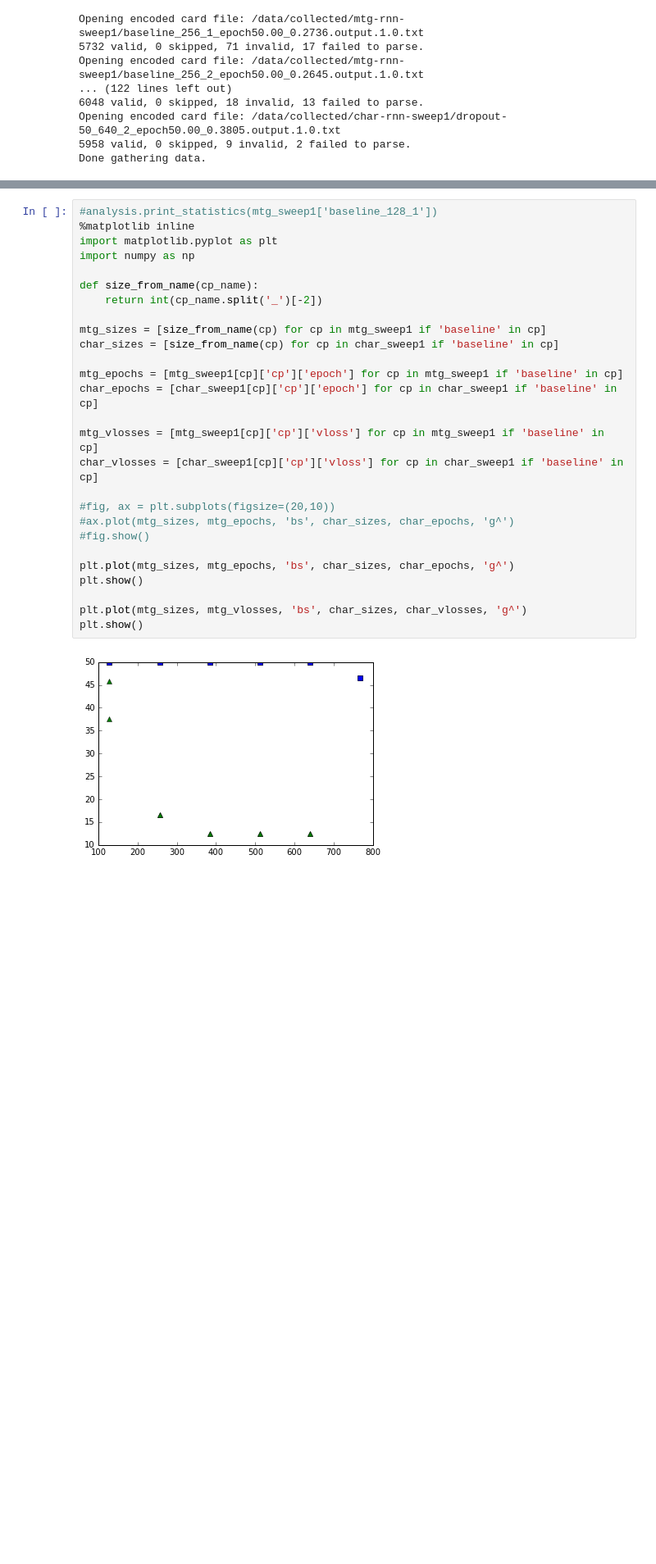
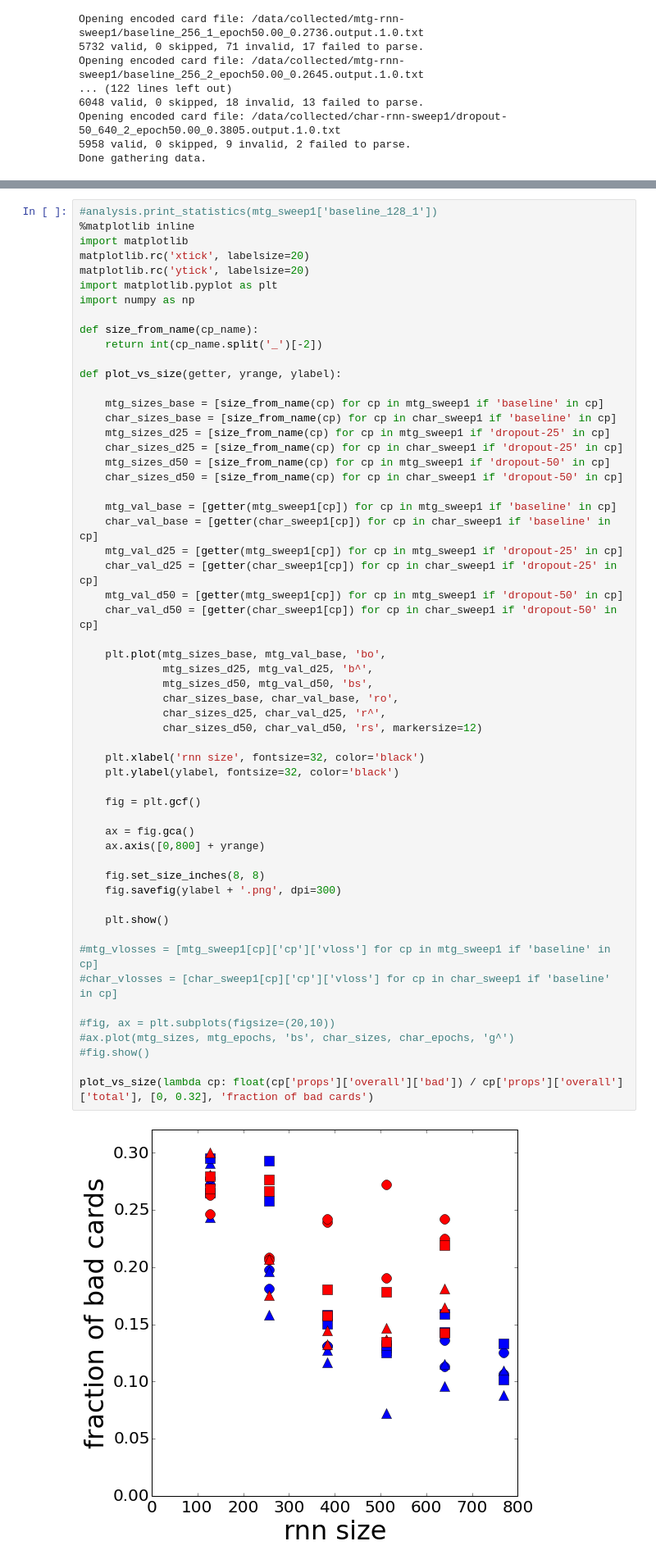
Before and after one commit to billzorn/mtgencode, a Jupyter notebook: mtg_sweep1.ipynb, the cells around one changed output, grey strips where cells are left out. Shown: that part at 82% size. Cells and saved outputs as stored; diff of their text form; blank space fills up the shorter version.

```diff
--- a/mtg_sweep1.ipynb
+++ b/mtg_sweep1.ipynb
@@ -88,29 +66,58 @@ fig2.autofmt_xdate()
 # %%
 #analysis.print_statistics(mtg_sweep1['baseline_128_1'])
 %matplotlib inline
+import matplotlib
+matplotlib.rc('xtick', labelsize=20)
+matplotlib.rc('ytick', labelsize=20)
 import matplotlib.pyplot as plt
 import numpy as np
 
 def size_from_name(cp_name):
     return int(cp_name.split('_')[-2])
 
-mtg_sizes = [size_from_name(cp) for cp in mtg_sweep1 if 'baseline' in cp]
-char_sizes = [size_from_name(cp) for cp in char_sweep1 if 'baseline' in cp]
+def plot_vs_size(getter, yrange, ylabel):
 
-mtg_epochs = [mtg_sweep1[cp]['cp']['epoch'] for cp in mtg_sweep1 if 'baseline' in cp]
-char_epochs = [char_sweep1[cp]['cp']['epoch'] for cp in char_sweep1 if 'baseline' in cp]
+    mtg_sizes_base = [size_from_name(cp) for cp in mtg_sweep1 if 'baseline' in cp]
+    char_sizes_base = [size_from_name(cp) for cp in char_sweep1 if 'baseline' in cp]
+    mtg_sizes_d25 = [size_from_name(cp) for cp in mtg_sweep1 if 'dropout-25' in cp]
+    char_sizes_d25 = [size_from_name(cp) for cp in char_sweep1 if 'dropout-25' in cp]
+    mtg_sizes_d50 = [size_from_name(cp) for cp in mtg_sweep1 if 'dropout-50' in cp]
+    char_sizes_d50 = [size_from_name(cp) for cp in char_sweep1 if 'dropout-50' in cp]
 
-mtg_vlosses = [mtg_sweep1[cp]['cp']['vloss'] for cp in mtg_sweep1 if 'baseline' in cp]
-char_vlosses = [char_sweep1[cp]['cp']['vloss'] for cp in char_sweep1 if 'baseline' in cp]
+    mtg_val_base = [getter(mtg_sweep1[cp]) for cp in mtg_sweep1 if 'baseline' in cp]
+    char_val_base = [getter(char_sweep1[cp]) for cp in char_sweep1 if 'baseline' in cp]
+    mtg_val_d25 = [getter(mtg_sweep1[cp]) for cp in mtg_sweep1 if 'dropout-25' in cp]
+    char_val_d25 = [getter(char_sweep1[cp]) for cp in char_sweep1 if 'dropout-25' in cp]
+    mtg_val_d50 = [getter(mtg_sweep1[cp]) for cp in mtg_sweep1 if 'dropout-50' in cp]
+    char_val_d50 = [getter(char_sweep1[cp]) for cp in char_sweep1 if 'dropout-50' in cp]
+
+    plt.plot(mtg_sizes_base, mtg_val_base, 'bo',
+             mtg_sizes_d25, mtg_val_d25, 'b^',
+             mtg_sizes_d50, mtg_val_d50, 'bs',
+             char_sizes_base, char_val_base, 'ro',
+             char_sizes_d25, char_val_d25, 'r^',
+             char_sizes_d50, char_val_d50, 'rs', markersize=12)
+
+    plt.xlabel('rnn size', fontsize=32, color='black')
+    plt.ylabel(ylabel, fontsize=32, color='black')
+
+    fig = plt.gcf()
+
+    ax = fig.gca()
+    ax.axis([0,800] + yrange)
+
+    fig.set_size_inches(8, 8)
+    fig.savefig(ylabel + '.png', dpi=300)
+
+    plt.show()
+
+#mtg_vlosses = [mtg_sweep1[cp]['cp']['vloss'] for cp in mtg_sweep1 if 'baseline' in cp]
+#char_vlosses = [char_sweep1[cp]['cp']['vloss'] for cp in char_sweep1 if 'baseline' in cp]
 
 #fig, ax = plt.subplots(figsize=(20,10))
 #ax.plot(mtg_sizes, mtg_epochs, 'bs', char_sizes, char_epochs, 'g^')
 #fig.show()
 
-plt.plot(mtg_sizes, mtg_epochs, 'bs', char_sizes, char_epochs, 'g^')
-plt.show()
-
-plt.plot(mtg_sizes, mtg_vlosses, 'bs', char_sizes, char_vlosses, 'g^')
-plt.show()
+plot_vs_size(lambda cp: float(cp['props']['overall']['bad']) / cp['props']['overall']['total'], [0, 0.32], 'fraction of bad cards')
 # %% [output]
-[figure, old version]
+[figure, new version]
```
Also changed, not shown: parts of 3 cells of this notebook, 3 other files.
